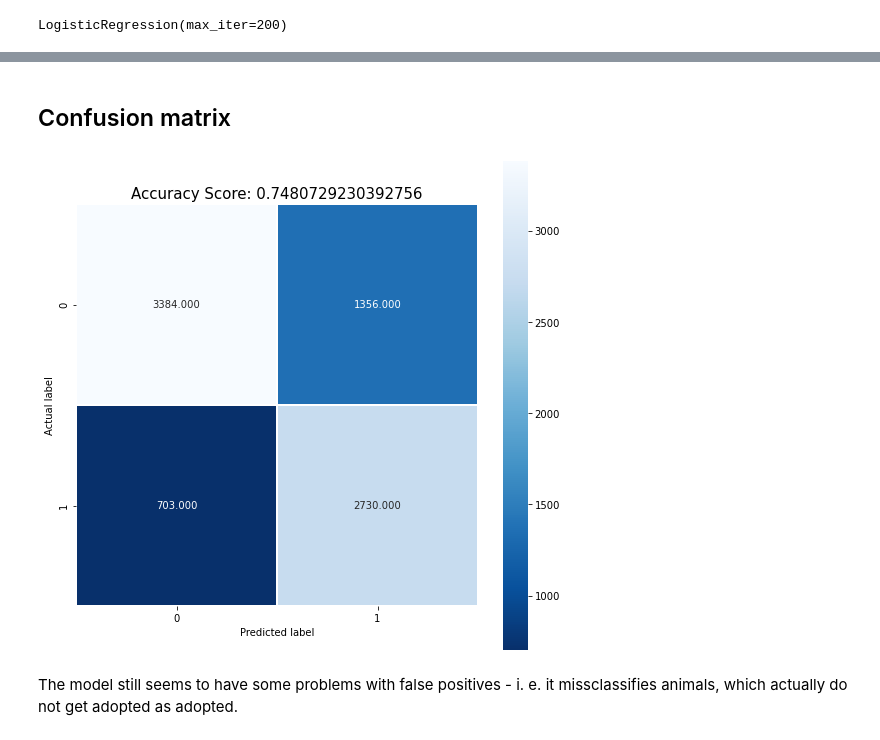
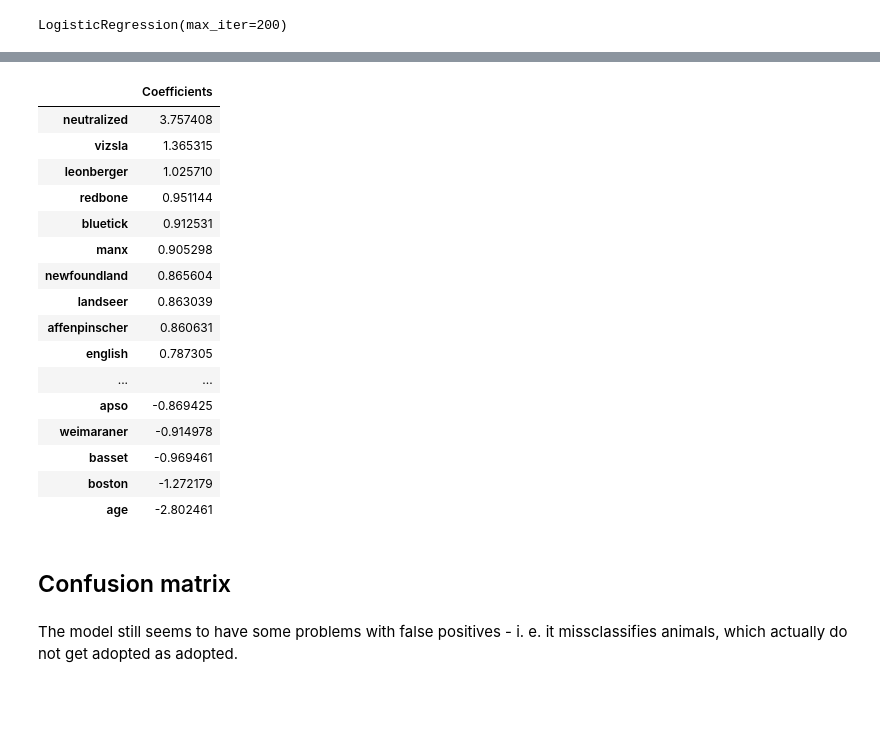
Before and after one commit to DavidSiegl/Animal-Shelter-Analysis, a Jupyter notebook: logistic_regression.ipynb, the cells around one changed output, grey strips where cells are left out. Saved outputs shown, nothing was run; the diff lists cells and outputs as text; code cells hidden in the pictures; blank space fills up the shorter version.

Commit message:
correlation matrix moved + coefs

```diff
--- a/logistic_regression.ipynb
+++ b/logistic_regression.ipynb
@@ -100,6 +88,34 @@ print(classification_report(y_test, pred_test))
     accuracy                           0.75      8173
    macro avg       0.75      0.75      0.75      8173
 weighted avg       0.76      0.75      0.75      8173
+# %%
+feature_names = x.columns.tolist()
+
+coefs = pd.DataFrame(
+    log_reg.fit(x_train, y_train).coef_.T,
+    columns=["Coefficients"],
+    index=feature_names,
+)
+
+coefs.sort_values(by=['Coefficients'], ascending=False)
+# %% [output]
+|  | Coefficients |
+| neutralized | 3.757408 |
+| vizsla | 1.365315 |
+| leonberger | 1.025710 |
+| redbone | 0.951144 |
+| bluetick | 0.912531 |
+| manx | 0.905298 |
+| newfoundland | 0.865604 |
+| landseer | 0.863039 |
+| affenpinscher | 0.860631 |
+| english | 0.787305 |
+| ... | ... |
+| apso | -0.869425 |
+| weimaraner | -0.914978 |
+| basset | -0.969461 |
+| boston | -1.272179 |
+| age | -2.802461 |
 # %% [markdown]
 ## Confusion matrix
 # %%
@@ -112,8 +128,6 @@ plt.ylabel('Actual label');
 plt.xlabel('Predicted label');
 all_sample_title = 'Accuracy Score: {0}'.format(score)
 plt.title(all_sample_title, size = 15);
-# %% [output]
-[figure, removed]
 # %% [markdown]
 The model still seems to have some problems with false positives - i. e. it missclassifies animals, which actually do not get adopted as adopted.
 # %% [markdown]
```
Also changed, not shown: parts of 8 cells of this notebook, 2 other files.
